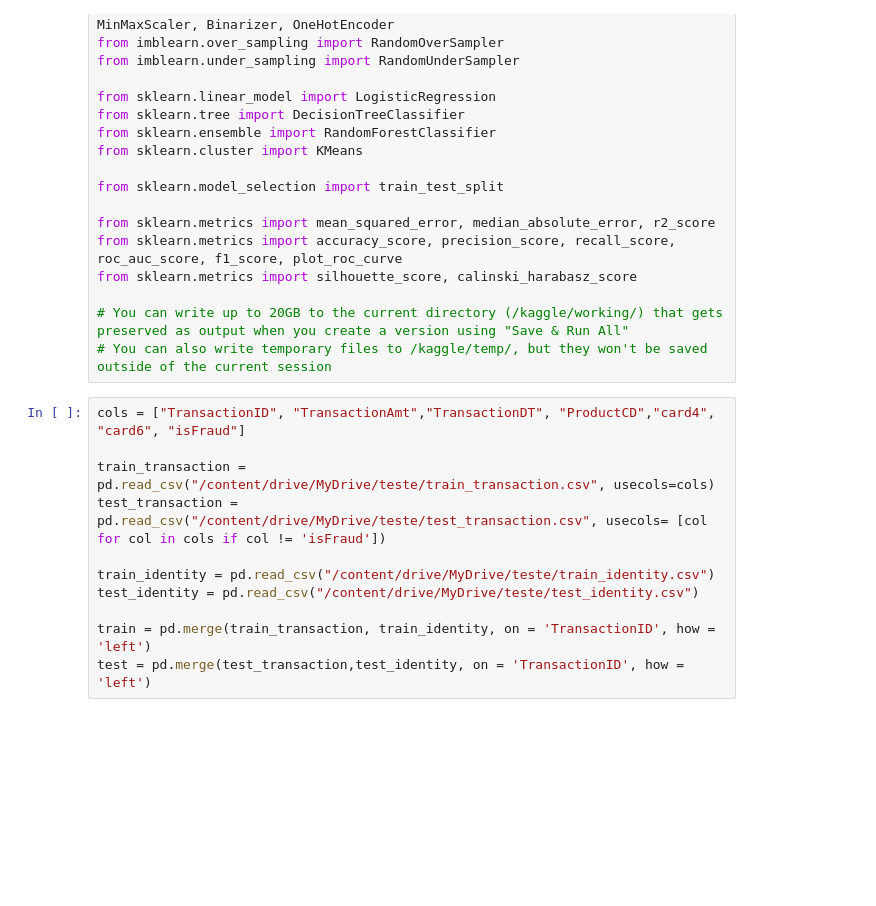
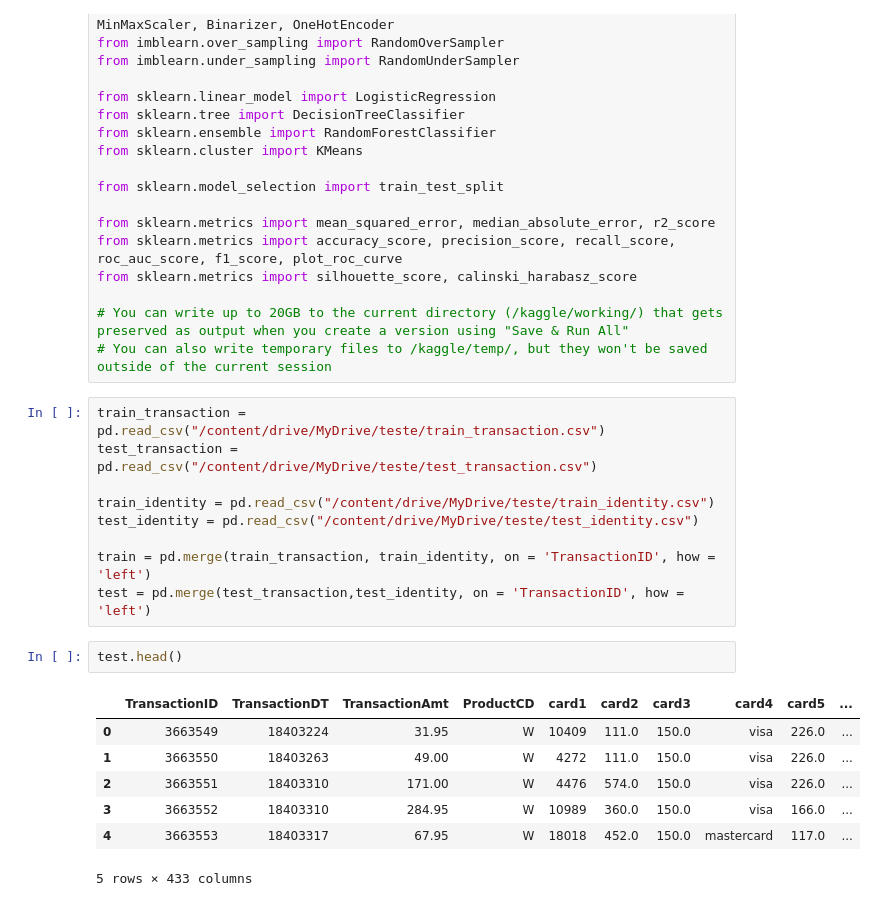
Before and after one commit to rafaelMartins1922/kaggle-fraud-detection-challenge, a Jupyter notebook: iee_cis_fraud_detection_machine_learning.ipynb, the cells around one changed output. Saved outputs shown, nothing was run; the diff lists cells and outputs as text; blank space fills up the shorter version.

```diff
--- a/iee_cis_fraud_detection_machine_learning.ipynb
+++ b/iee_cis_fraud_detection_machine_learning.ipynb
@@ -33,16 +32,24 @@ from sklearn.metrics import silhouette_score, calinski_harabasz_score
 # You can write up to 20GB to the current directory (/kaggle/working/) that gets preserved as output when you create a version using "Save & Run All"
 # You can also write temporary files to /kaggle/temp/, but they won't be saved outside of the current session
 # %%
-cols = ["TransactionID", "TransactionAmt","TransactionDT", "ProductCD","card4", "card6", "isFraud"]
-
-train_transaction = pd.read_csv("/content/drive/MyDrive/teste/train_transaction.csv", usecols=cols)
-test_transaction = pd.read_csv("/content/drive/MyDrive/teste/test_transaction.csv", usecols= [col for col in cols if col != 'isFraud'])
+train_transaction = pd.read_csv("/content/drive/MyDrive/teste/train_transaction.csv")
+test_transaction = pd.read_csv("/content/drive/MyDrive/teste/test_transaction.csv")
 
 train_identity = pd.read_csv("/content/drive/MyDrive/teste/train_identity.csv")
 test_identity = pd.read_csv("/content/drive/MyDrive/teste/test_identity.csv")
 
 train = pd.merge(train_transaction, train_identity, on = 'TransactionID', how = 'left')
 test = pd.merge(test_transaction,test_identity, on = 'TransactionID', how = 'left')
+# %%
+test.head()
+# %% [output]
+|  | TransactionID | TransactionDT | TransactionAmt | ProductCD | card1 | card2 | card3 | card4 | card5 | ... |
+| 0 | 3663549 | 18403224 | 31.95 | W | 10409 | 111.0 | 150.0 | visa | 226.0 | ... |
+| 1 | 3663550 | 18403263 | 49.00 | W | 4272 | 111.0 | 150.0 | visa | 226.0 | ... |
+| 2 | 3663551 | 18403310 | 171.00 | W | 4476 | 574.0 | 150.0 | visa | 226.0 | ... |
+| 3 | 3663552 | 18403310 | 284.95 | W | 10989 | 360.0 | 150.0 | visa | 166.0 | ... |
+| 4 | 3663553 | 18403317 | 67.95 | W | 18018 | 452.0 | 150.0 | mastercard | 117.0 | ... |
+5 rows × 433 columns
 # %%
 print('train:',train.shape)
 print('test:', test.shape)
```
Also changed, not shown: parts of 13 cells of this notebook.
